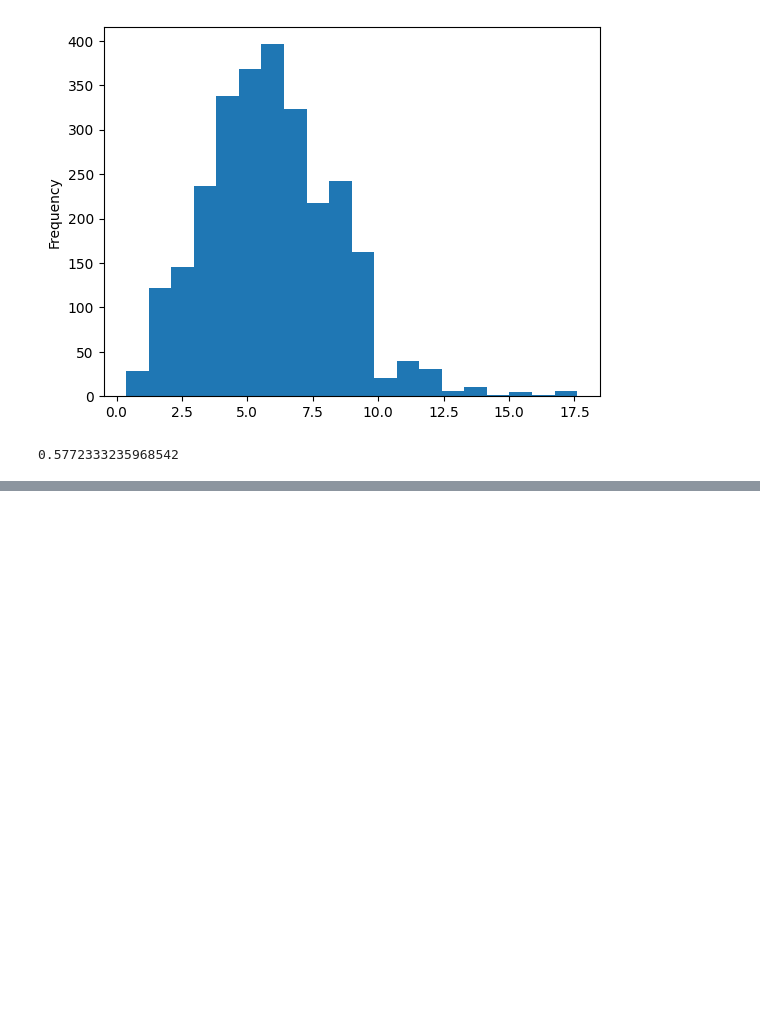
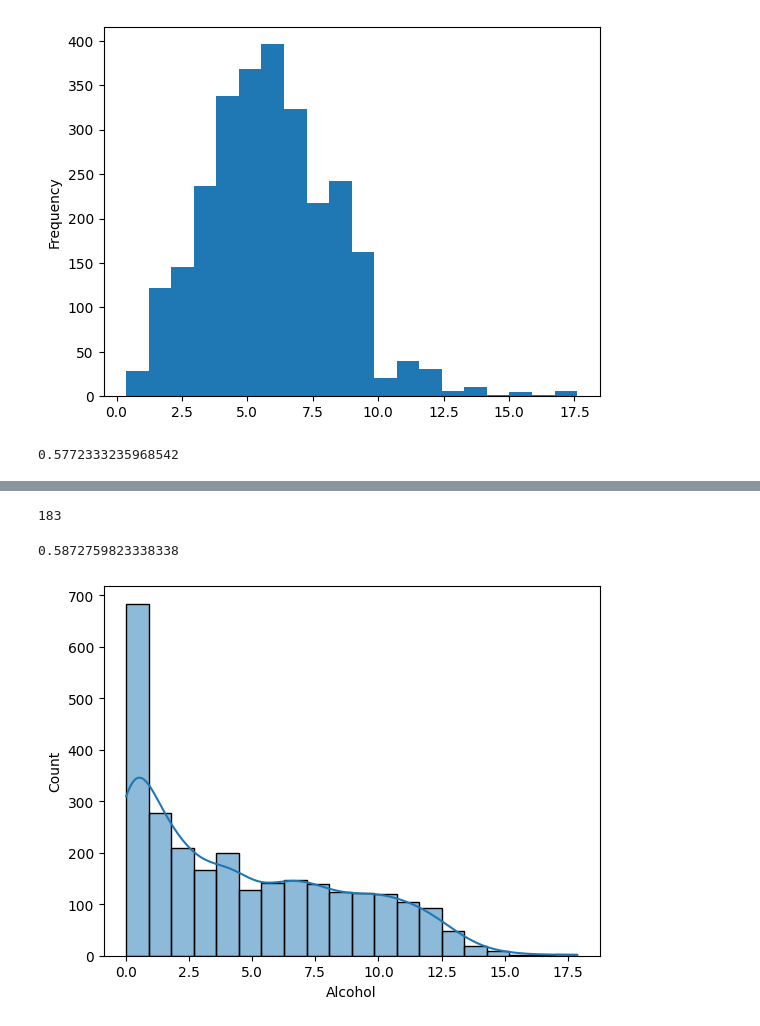
Before and after one commit to paulrichardjacob/Linear_Regression_, a Jupyter notebook: notebooks/1_eds.ipynb, the cells around one changed output, grey strips where cells are left out. Cells and saved outputs as stored; diff of their text form; code cells hidden in the pictures; blank space fills up the shorter version.

Commit message:
Alcohol_Missing values filling stategy and preprocessing

```diff
--- a/notebooks/1_eds.ipynb
+++ b/notebooks/1_eds.ipynb
@@ -539,0 +598,11 @@ lir_df["Total expenditure"].skew()
+# %%
+lir_df['Country'].nunique()
+# %% [output]
+183
+# %%
+print(lir_df['Alcohol'].skew())
+sns.histplot(x = lir_df['Alcohol'], bins= 20, kde= True)
+plt.show()
+# %% [output]
+0.5872759823338338
+[figure, added]
```
Also changed, not shown: parts of 14 cells of this notebook.
